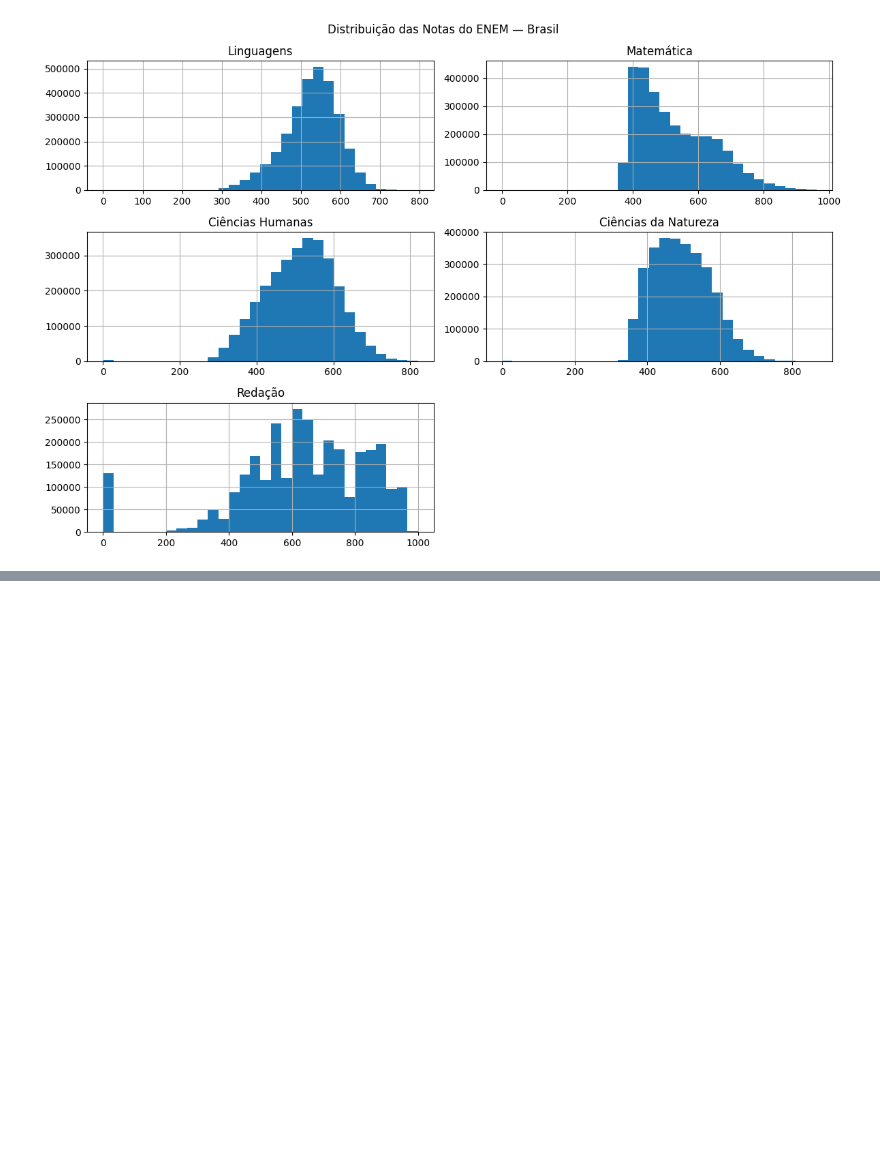
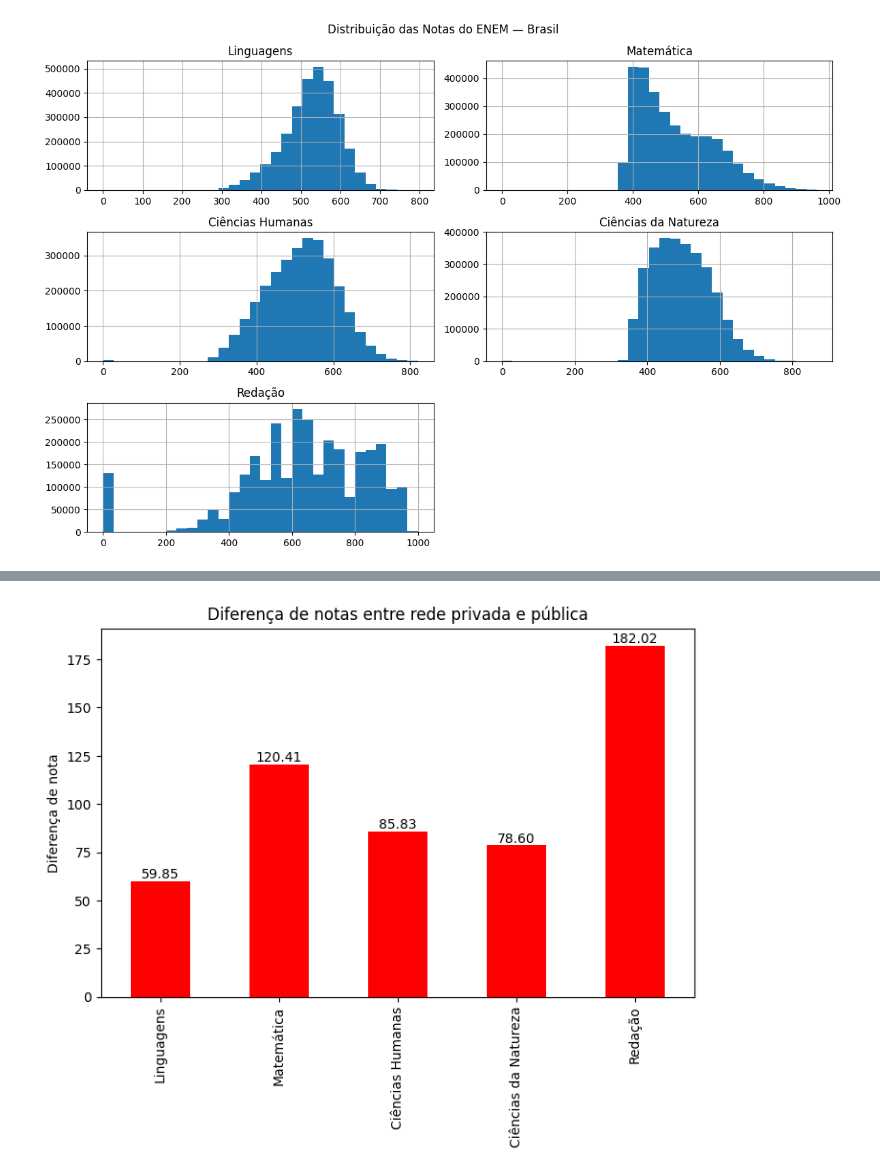
Before and after one commit to Lanzitow/enem-goias-data-analysis, a Jupyter notebook: notebooks/enem_goias_analise.ipynb, the cells around one changed output, grey strips where cells are left out. Drawn from its saved outputs; the diff is of its cells as text; code cells hidden in the pictures; blank space fills up the shorter version.

```diff
--- a/notebooks/enem_goias_analise.ipynb
+++ b/notebooks/enem_goias_analise.ipynb
@@ -979,0 +1031,14 @@ plt.show()
+# %%
+ax = gap.plot(kind="bar", figsize=(8,5), color="red")
+
+plt.title("Diferença de notas entre rede privada e pública")
+plt.ylabel("Diferença de nota")
+
+for p in ax.patches:
+    ax.annotate(f"{p.get_height():.2f}",
+                (p.get_x()+p.get_width()/2, p.get_height()),
+                ha='center', va='bottom')
+
+plt.show()
+# %% [output]
+[figure, added]
```
Also changed, not shown: parts of 15 cells of this notebook.
